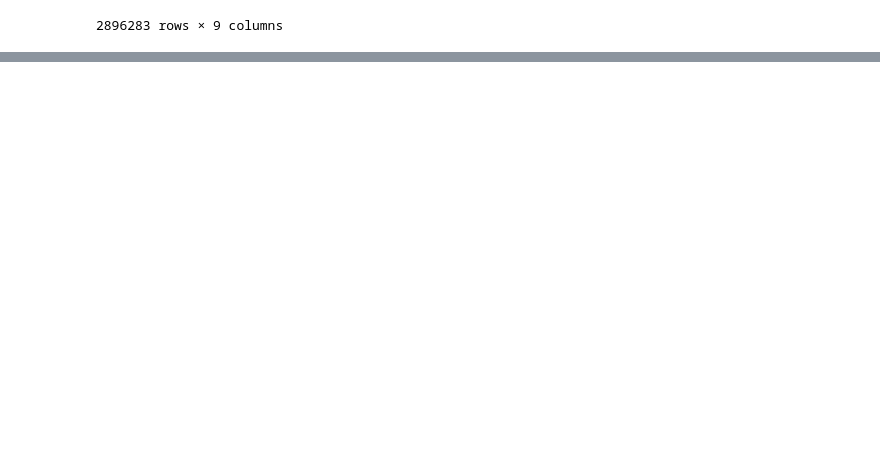
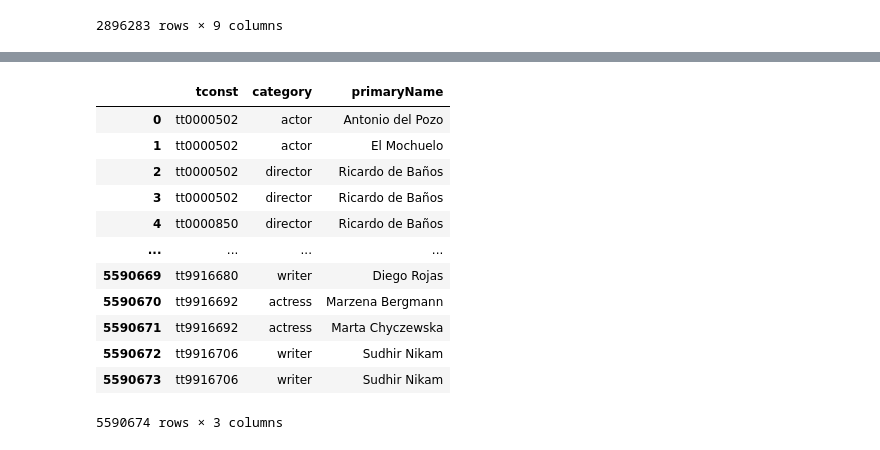
Before and after one commit to megarage9000/MovieProjection, a Jupyter notebook: Untitled.ipynb, the cells around one changed output, grey strips where cells are left out. Saved outputs shown, nothing was run; the diff lists cells and outputs as text; code cells hidden in the pictures; blank space fills up the shorter version.

```diff
--- a/Untitled.ipynb
+++ b/Untitled.ipynb
@@ -140,0 +118,4 @@ dtype: object
+# %%
+names = names[['nconst', 'primaryName']]
+names
+names.dtypes
@@ -140,0 +126,4 @@ dtype: object
+# %%
+principals = principals[['tconst', 'nconst', 'category']]
+principals
+principals.dtypes
@@ -140,0 +135,3 @@ dtype: object
+# %%
+principals = principals.merge(names, on=['nconst'])
+principals
@@ -140,0 +152,18 @@ dtype: object
+# %%
+principals = principals[['tconst', 'category', 'primaryName']]
+# %%
+principals
+# %% [output]
+|  | tconst | category | primaryName |
+| 0 | tt0000502 | actor | Antonio del Pozo |
+| 1 | tt0000502 | actor | El Mochuelo |
+| 2 | tt0000502 | director | Ricardo de Baños |
+| 3 | tt0000502 | director | Ricardo de Baños |
+| 4 | tt0000850 | director | Ricardo de Baños |
+| ... | ... | ... | ... |
+| 5590669 | tt9916680 | writer | Diego Rojas |
+| 5590670 | tt9916692 | actress | Marzena Bergmann |
+| 5590671 | tt9916692 | actress | Marta Chyczewska |
+| 5590672 | tt9916706 | writer | Sudhir Nikam |
+| 5590673 | tt9916706 | writer | Sudhir Nikam |
+5590674 rows × 3 columns
```
Also changed, not shown: parts of 10 cells of this notebook, 2 other files.
